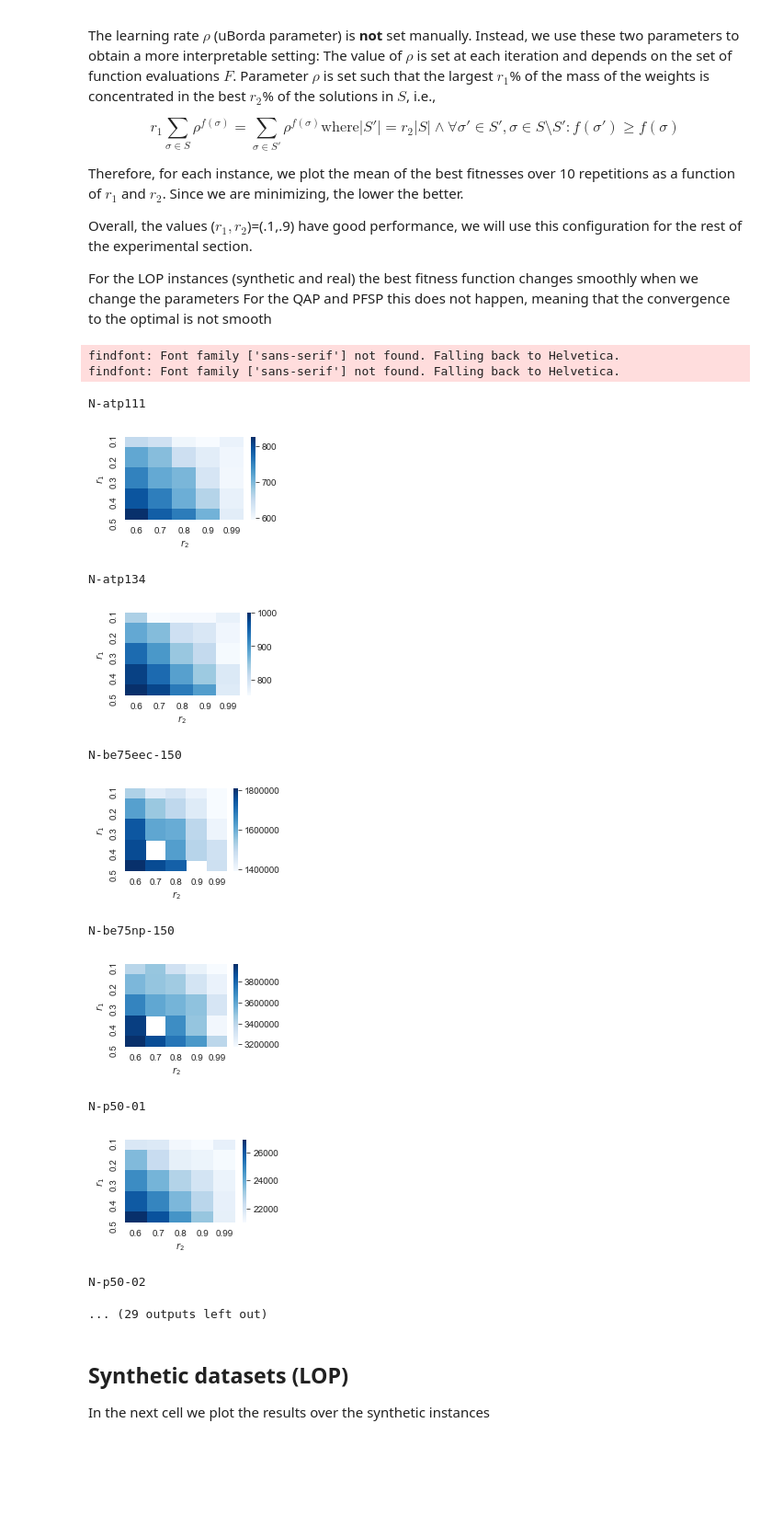
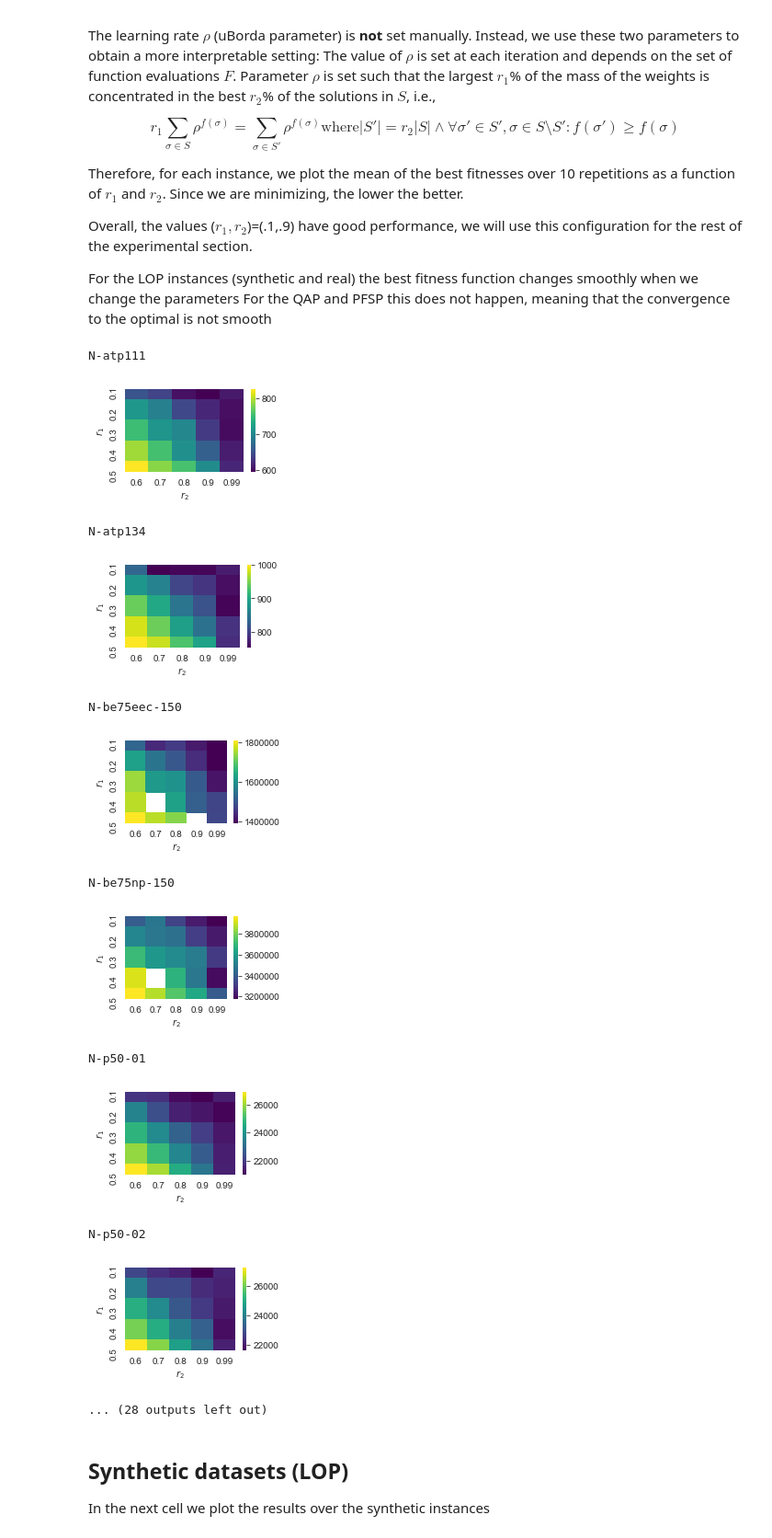
Before and after one commit to ekhiru/BB_optim, a Jupyter notebook: BB opt 2.ipynb, the cells around one changed output. Shown at 92% size. Cells and saved outputs as stored; diff of their text form; code cells hidden in the pictures; blank space fills up the shorter version.

```diff
--- a/BB opt 2.ipynb
+++ b/BB opt 2.ipynb
@@ -86,37 +86,36 @@ For the QAP and PFSP this does not happen, meaning that the convergence to the o
 # %%
 df = pd.read_csv('results/results.csv',index_col=0)
 df.columns = [c if c!='min' else 'best' for c in df.columns]
 df = pd.pivot_table(df,index=['filename','ratio','weight'],values='best',aggfunc={np.mean,np.min, np.std})#.reset_index()
 df.columns = ['best_'+ c for c in df.columns]
 dfres = df.reset_index()
 dfres
 for instance_name in dfres.filename.drop_duplicates().values:
   print(instance_name, )
   plt.figure(figsize=(3,2))
   sns.set_style("whitegrid")
   square = dfres[dfres.filename == instance_name].pivot_table(index='ratio', columns='weight', values='best_mean')
-  sns.heatmap(square, cmap="Blues")
+  sns.heatmap(square, cmap="viridis")
   plt.tight_layout()
   plt.xlabel(r'$r_2$')
   plt.ylabel(r'$r_1$')
   plt.savefig('img/heatmap_'+instance_name.replace('.','_')+'.pdf')
 
   plt.show()
 # %% [output]
-findfont: Font family ['sans-serif'] not found. Falling back to Helvetica.
-findfont: Font family ['sans-serif'] not found. Falling back to Helvetica.
+N-atp111
+[figure, new version]
-N-atp111
+N-atp134
-[figure, old version]
+[figure, new version]
-N-atp134
+N-be75eec-150
-[figure, old version]
+[figure, new version]
-N-be75eec-150
+N-be75np-150
-[figure, old version]
+[figure, new version]
-N-be75np-150
+N-p50-01
-[figure, old version]
+[figure, new version]
-N-p50-01
+N-p50-02
-[figure, old version]
+[figure, added]
-N-p50-02
+... (28 outputs left out)
-... (29 outputs left out)
 # %% [markdown]
 ## Synthetic datasets (LOP)
 
```
Also changed, not shown: 1 other file.
